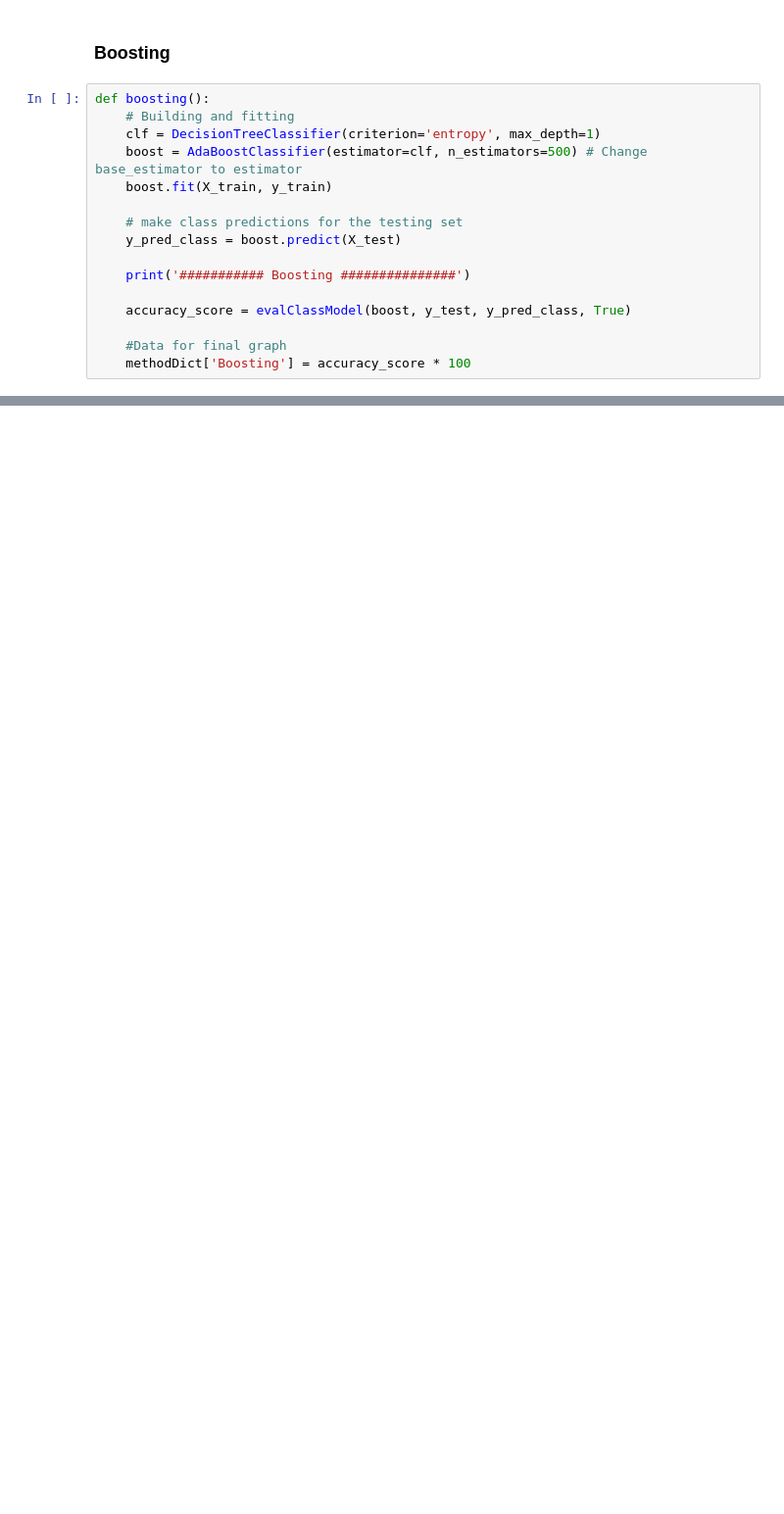
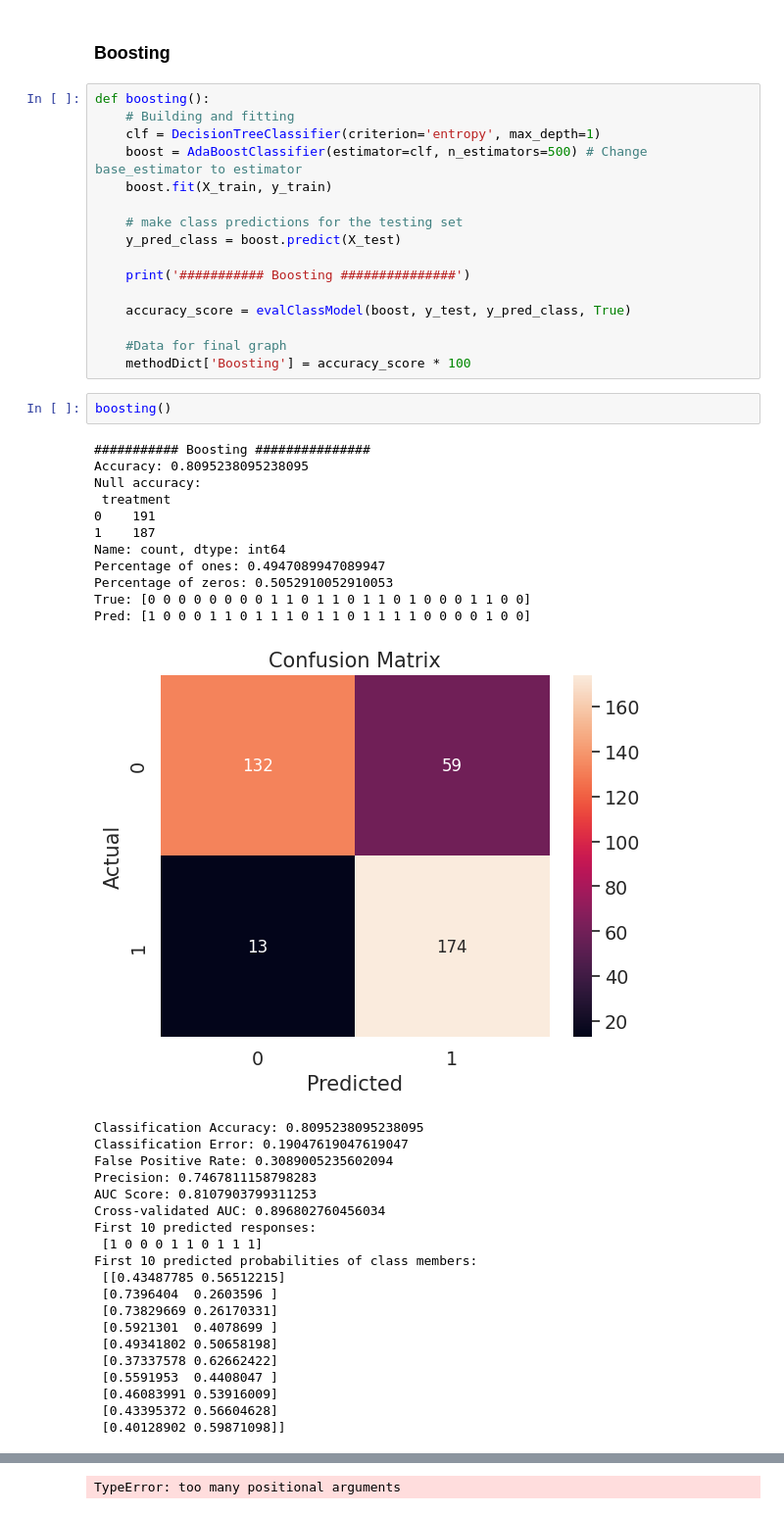
Before and after one commit to Utsavreddy9/Mental_Health_Analyzer, a Jupyter notebook: Mental_Health_Analyzer.ipynb, the cells around one changed output, grey strips where cells are left out. Shown at 98% size. Cells and saved outputs as stored; diff of their text form; blank space fills up the shorter version.

```diff
--- a/Mental_Health_Analyzer.ipynb
+++ b/Mental_Health_Analyzer.ipynb
@@ -1273,3 +1309,37 @@ def boosting():
 
     #Data for final graph
     methodDict['Boosting'] = accuracy_score * 100
+# %%
+boosting()
+# %% [output]
+########### Boosting ###############
+Accuracy: 0.8095238095238095
+Null accuracy:
+ treatment
+0    191
+1    187
+Name: count, dtype: int64
+Percentage of ones: 0.4947089947089947
+Percentage of zeros: 0.5052910052910053
+True: [0 0 0 0 0 0 0 0 1 1 0 1 1 0 1 1 0 1 0 0 0 1 1 0 0]
+Pred: [1 0 0 0 1 1 0 1 1 1 0 1 1 0 1 1 1 1 0 0 0 0 1 0 0]
+[figure, added]
+Classification Accuracy: 0.8095238095238095
+Classification Error: 0.19047619047619047
+False Positive Rate: 0.3089005235602094
+Precision: 0.7467811158798283
+AUC Score: 0.8107903799311253
+Cross-validated AUC: 0.896802760456034
+First 10 predicted responses:
+ [1 0 0 0 1 1 0 1 1 1]
+First 10 predicted probabilities of class members:
+ [[0.43487785 0.56512215]
+ [0.7396404  0.2603596 ]
+ [0.73829669 0.26170331]
+ [0.5921301  0.4078699 ]
+ [0.49341802 0.50658198]
+ [0.37337578 0.62662422]
+ [0.5591953  0.4408047 ]
+ [0.46083991 0.53916009]
+ [0.43395372 0.56604628]
+ [0.40128902 0.59871098]]
@@ -1275,0 +1347 @@ def boosting():
+TypeError: too many positional arguments
```
Also changed, not shown: parts of 5 cells of this notebook.
